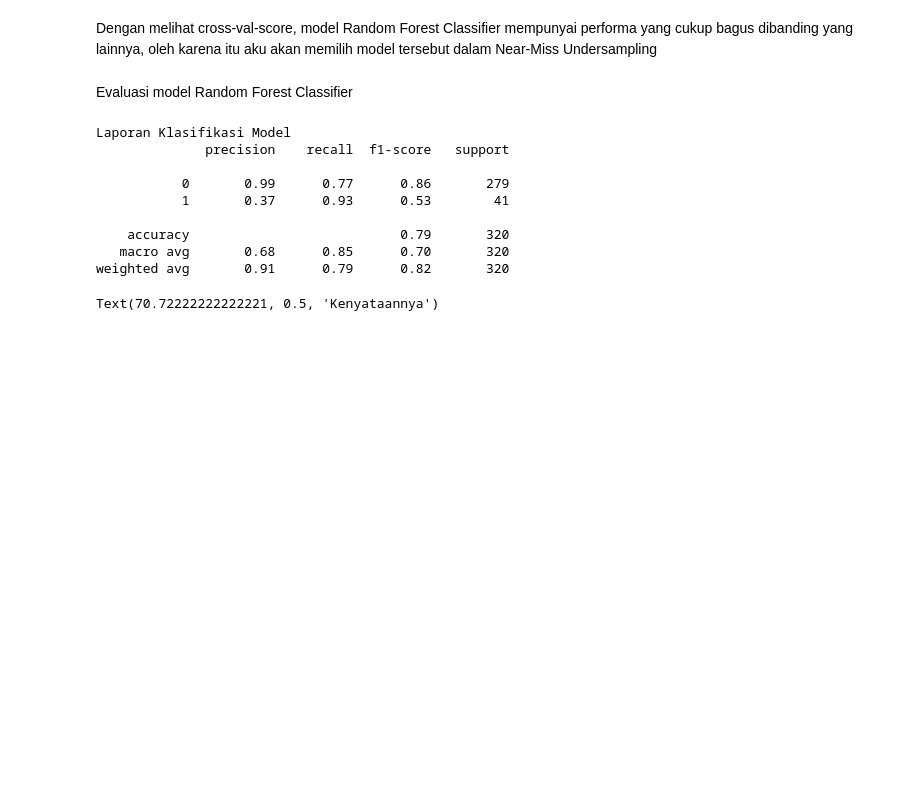
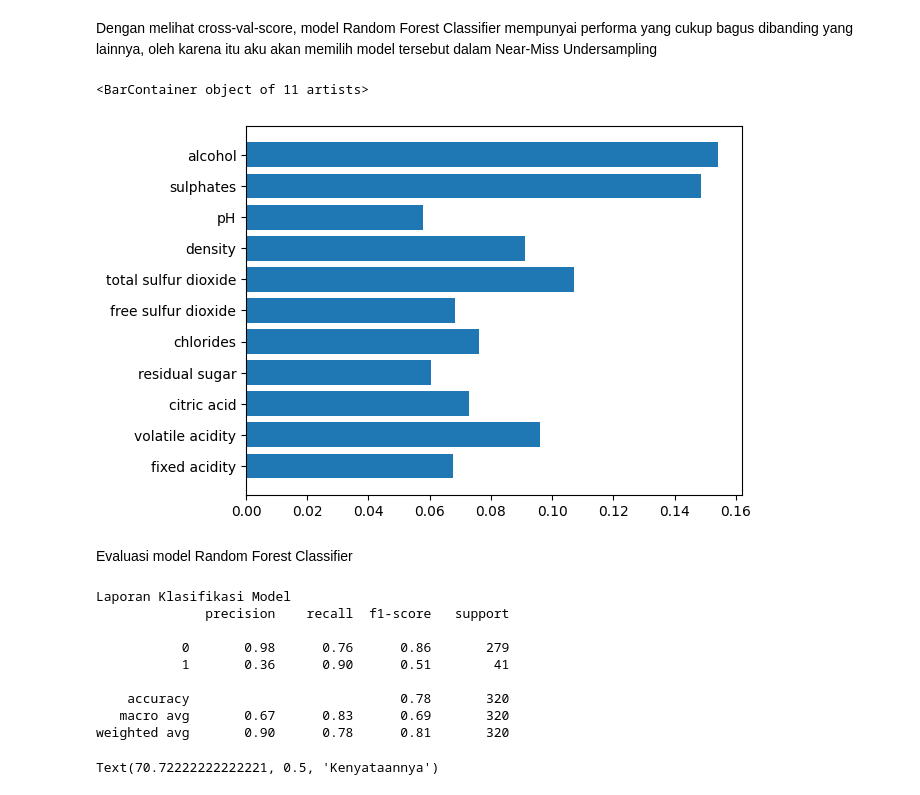
Before and after one commit to novalsofyan/repo-belajar, a Jupyter notebook: python/red-wine-quality/red-wine.ipynb, the cells around one changed output. Drawn from its saved outputs; the diff is of its cells as text; code cells hidden in the pictures; blank space fills up the shorter version.

```diff
--- a/python/red-wine-quality/red-wine.ipynb
+++ b/python/red-wine-quality/red-wine.ipynb
@@ -234,26 +234,37 @@ Cross validation skor: [0.47887324 0.66197183 0.64285714 0.62857143 0.67142857]
 # %% [markdown]
 Dengan melihat cross-val-score, model Random Forest Classifier mempunyai performa yang cukup bagus dibanding yang lainnya, oleh karena itu aku akan memilih model tersebut dalam Near-Miss Undersampling
 # %%
-model = RandomForestClassifier()
-model.fit(x_nm, y_nm)
+model_nm = RandomForestClassifier()
+model_nm.fit(x_nm, y_nm)
 
-y_pred = model.predict(x_test)
+y_pred_nm = model_nm.predict(x_test)
+# %%
+# Membuat feature dari nama kolom, yang nantinya akan digunakan dalam visualisasi importance feature
+
+feature = x_nm.columns.values.tolist()
+# %%
+# Melihat importance feature
+
+plt.barh(feature, model_nm.feature_importances_)
+# %% [output]
+<BarContainer object of 11 artists>
+[figure, added]
 # %% [markdown]
 Evaluasi model Random Forest Classifier
 # %%
 from sklearn.metrics import classification_report
 
-print(f'Laporan Klasifikasi Model\n{classification_report(y_true = y_test, y_pred = y_pred)}')
+print(f'Laporan Klasifikasi Model\n{classification_report(y_true = y_test, y_pred = y_pred_nm)}')
 # %% [output]
 Laporan Klasifikasi Model
               precision    recall  f1-score   support
 
-           0       0.99      0.77      0.86       279
-           1       0.37      0.93      0.53        41
+           0       0.98      0.76      0.86       279
+           1       0.36      0.90      0.51        41
 
-    accuracy                           0.79       320
-   macro avg       0.68      0.85      0.70       320
-weighted avg       0.91      0.79      0.82       320
+    accuracy                           0.78       320
+   macro avg       0.67      0.83      0.69       320
+weighted avg       0.90      0.78      0.81       320
 # %%
 # Menggunakan confusion matrix untuk visualisasi prediksi
 
```
Also changed, not shown: parts of 40 cells of this notebook.
